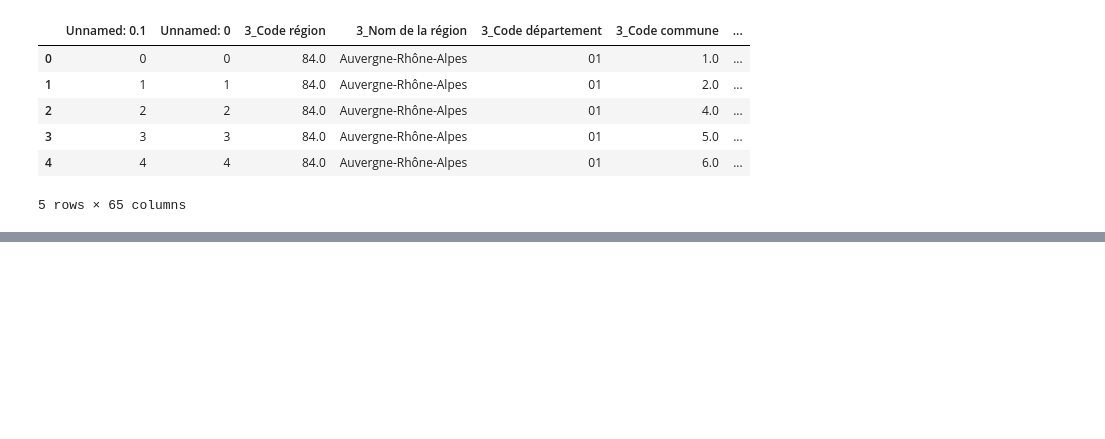
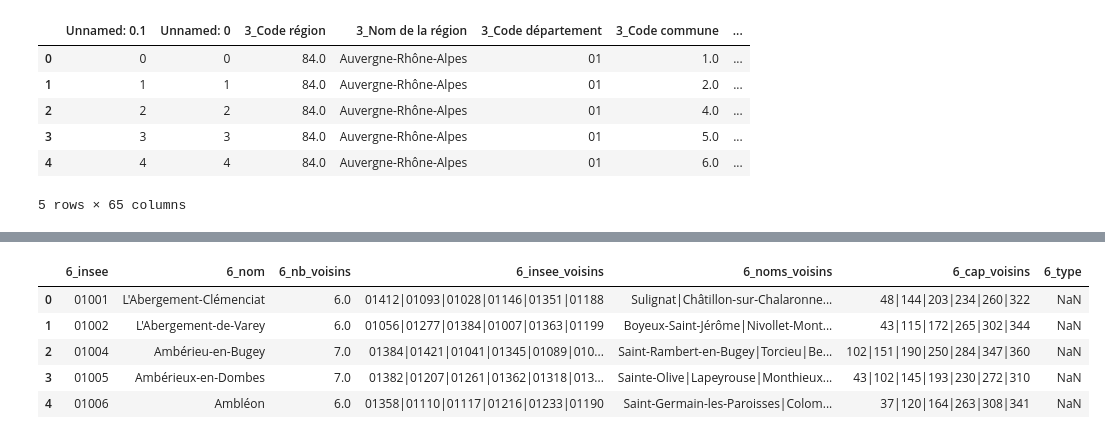
Before and after one commit to FilRougeMobilite/Mobilite, a Jupyter notebook: Graph.ipynb, the cells around one changed output, grey strips where cells are left out. Drawn from its saved outputs; the diff is of its cells as text; code cells hidden in the pictures; blank space fills up the shorter version.

```diff
--- a/Graph.ipynb
+++ b/Graph.ipynb
@@ -22,0 +44,12 @@ df.head()
+# %%
+col = ['6_insee', '6_nom', '6_nb_voisins',
+       '6_insee_voisins', '6_noms_voisins', '6_cap_voisins', '6_type']
+# %%
+df[col].head()
+# %% [output]
+|  | 6_insee | 6_nom | 6_nb_voisins | 6_insee_voisins | 6_noms_voisins | 6_cap_voisins | 6_type |
+| 0 | 01001 | L'Abergement-Clémenciat | 6.0 | 01412|01093|01028|01146|01351|01188 | Sulignat|Châtillon-sur-Chalaronne... | 48|144|203|234|260|322 | NaN |
+| 1 | 01002 | L'Abergement-de-Varey | 6.0 | 01056|01277|01384|01007|01363|01199 | Boyeux-Saint-Jérôme|Nivollet-Mont... | 43|115|172|265|302|344 | NaN |
+| 2 | 01004 | Ambérieu-en-Bugey | 7.0 | 01384|01421|01041|01345|01089|010... | Saint-Rambert-en-Bugey|Torcieu|Be... | 102|151|190|250|284|347|360 | NaN |
+| 3 | 01005 | Ambérieux-en-Dombes | 7.0 | 01382|01207|01261|01362|01318|013... | Sainte-Olive|Lapeyrouse|Monthieux... | 43|102|145|193|230|272|310 | NaN |
+| 4 | 01006 | Ambléon | 6.0 | 01358|01110|01117|01216|01233|01190 | Saint-Germain-les-Paroisses|Colom... | 37|120|164|263|308|341 | NaN |
```
Also changed, not shown: parts of 15 cells of this notebook, 4 other files.
